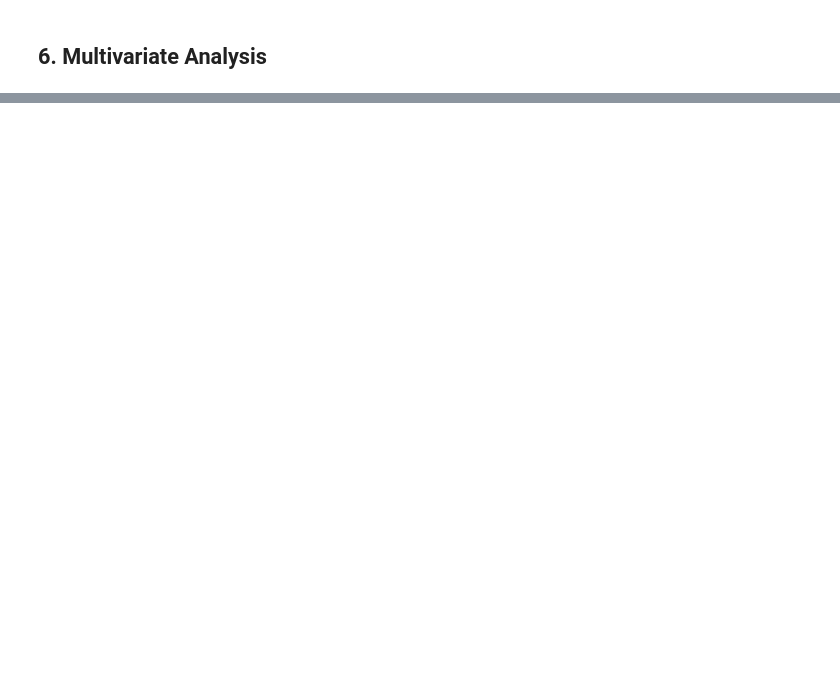
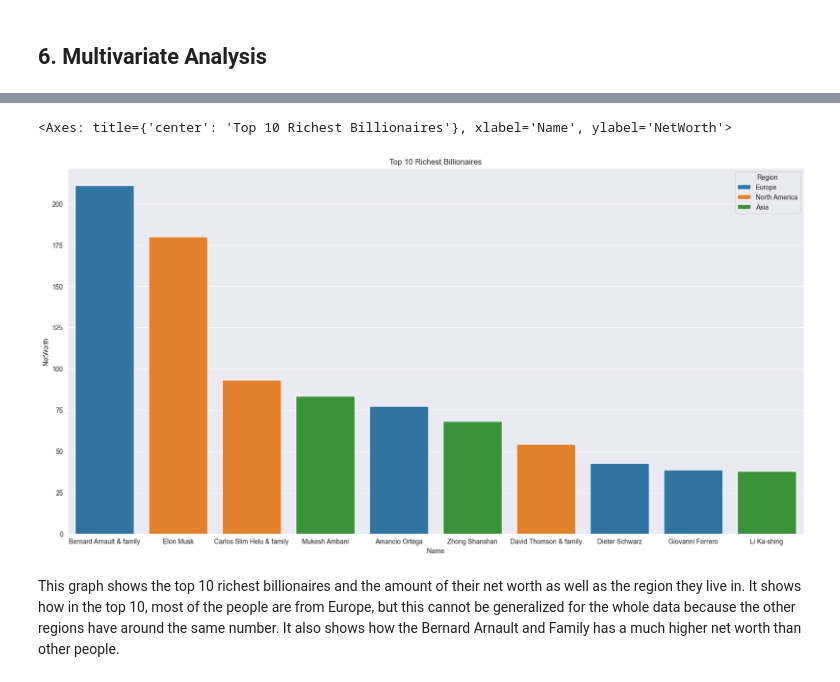
Before and after one commit to nnandani25/BillionaireData-Analysis, a Jupyter notebook: dataanalysis.ipynb, the cells around one changed output, grey strips where cells are left out. Drawn from its saved outputs; the diff is of its cells as text; code cells hidden in the pictures; blank space fills up the shorter version.

```diff
--- a/dataanalysis.ipynb
+++ b/dataanalysis.ipynb
@@ -209,0 +289,16 @@ sns.kdeplot(data=df, x="NetWorth", y='Name')
+# %%
+# Checking to see the top 10 richest billionaire and the region they live in
+#Sorting the data by having the richest first just to see who is richest
+df.sort_values("NetWorth", ascending = False)
+
+# Finding the 10 largest net worths and graphing them, showing the name, net worth, and region
+# I learned how to do nlargest by looking it up
+large_networth = df.nlargest(10, 'NetWorth')
+plt.figure(figsize=(20,10))
+plt.title("Top 10 Richest Billionaires")
+sns.barplot(data=large_networth, x="Name", y="NetWorth", hue="Region")
+# %% [output]
+<Axes: title={'center': 'Top 10 Richest Billionaires'}, xlabel='Name', ylabel='NetWorth'>
+[figure, added]
+# %% [markdown]
+This graph shows the top 10 richest billionaires and the amount of their net worth as well as the region they live in. It shows how in the top 10, most of the people are from Europe, but this cannot be generalized for the whole data because the other regions have around the same number. It also shows how the Bernard Arnault and Family has a much higher net worth than other people.
```
Also changed, not shown: parts of 89 cells of this notebook.
